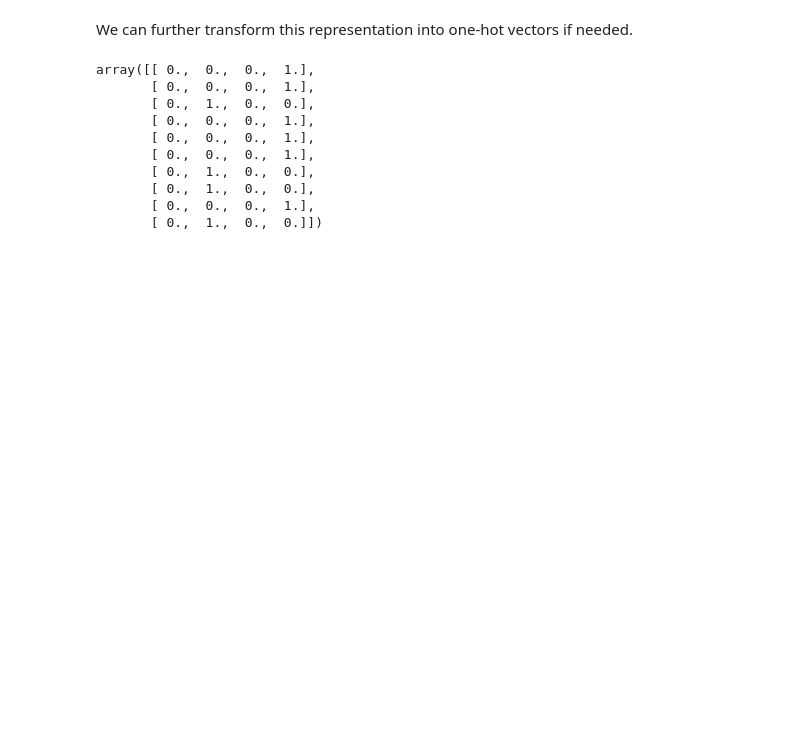
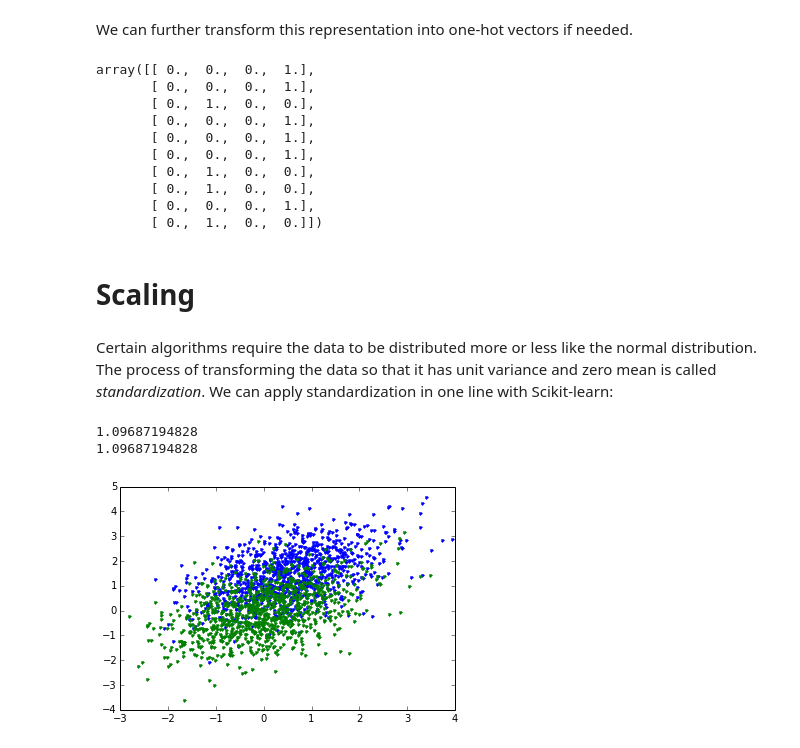
Before and after one commit to pierrelux/notebooks, a Jupyter notebook: Machine learning in Python.ipynb, the cells around one changed output. Saved outputs shown, nothing was run; the diff lists cells and outputs as text; code cells hidden in the pictures; blank space fills up the shorter version.

```diff
--- a/Machine learning in Python.ipynb
+++ b/Machine learning in Python.ipynb
@@ -444,3 +504,21 @@ array([[ 0.,  0.,  0.,  1.],
        [ 0.,  1.,  0.,  0.],
        [ 0.,  0.,  0.,  1.],
        [ 0.,  1.,  0.,  0.]])
+# %% [markdown]
+# Scaling
+# %% [markdown]
+Certain algorithms require the data to be distributed more or less like the normal distribution. The process of transforming the data so that it has unit variance and zero mean is called *standardization*. We can apply standardization in one line with Scikit-learn:
+# %%
+from sklearn.preprocessing import scale
+
+mu1 = np.array([0.5, 1.5])
+sigma1 = np.array([[1.0, 0.5], [0.5, 1.0]])
+X = np.random.multivariate_normal(mu1, sigma1, 1000)
+plt.plot(X[:,0], X[:,1], '.')
+
+Xs = scale(X)
+plt.plot(Xs[:,0], Xs[:,1], '.')
+# %% [output]
+1.09687194828
+1.09687194828
+[figure, added]
```
Also changed, not shown: parts of 19 cells of this notebook.
